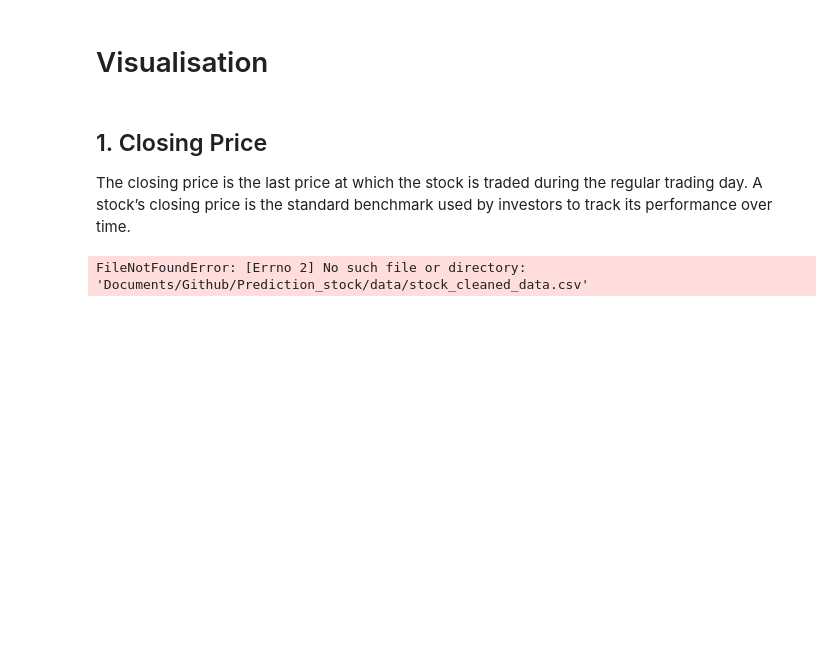
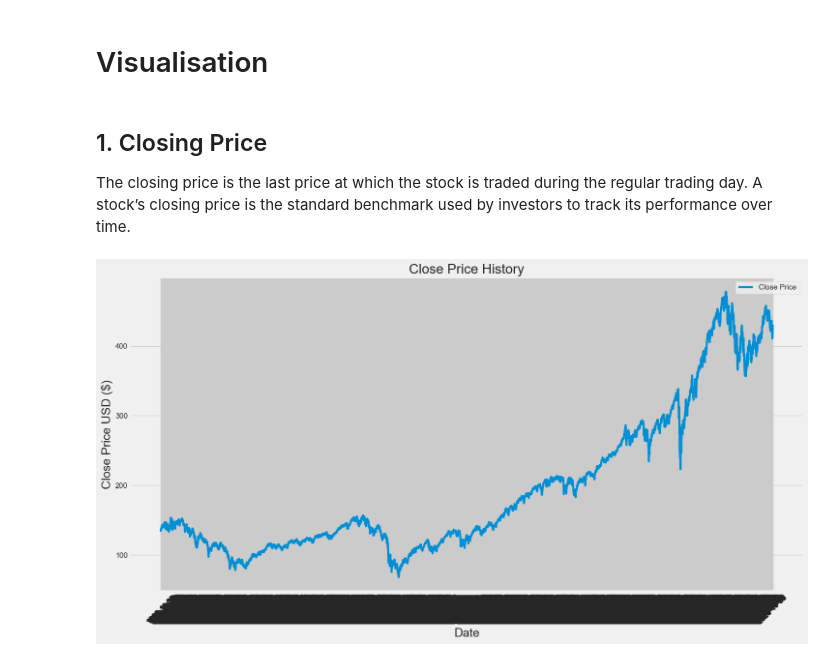
Before and after one commit to khanhlin003/Prediction_stock, a Jupyter notebook: eda.ipynb, the cells around one changed output. Saved outputs shown, nothing was run; the diff lists cells and outputs as text; code cells hidden in the pictures; blank space fills up the shorter version.

```diff
--- a/eda.ipynb
+++ b/eda.ipynb
@@ -9,3 +10,5 @@ import seaborn as sns
 sns.set()
 %matplotlib inline
 plt.style.use('fivethirtyeight')
+# %%
+stock_cleaned_data=pd.read_csv('/Users/linhtrankhanh/Documents/GitHub/Prediction_stock/data/stock_cleaned_data.csv', index_col = 0)
@@ -14,7 +27,15 @@ plt.style.use('fivethirtyeight')
 # %% [markdown]
 ## 1. Closing Price
 The closing price is the last price at which the stock is traded during the regular trading day. A stock’s closing price is the standard benchmark used by investors to track its performance over time.
-# %%
-stock_cleaned_data=pd.read_csv('Documents/Github/Prediction_stock/data/stock_cleaned_data.csv', index_col = 0)
-# %% [output]
-FileNotFoundError: [Errno 2] No such file or directory: 'Documents/Github/Prediction_stock/data/stock_cleaned_data.csv'
+# %%
+plt.figure(figsize=(16, 8))
+plt.title('Close Price History')
+plt.plot(stock_cleaned_data.index, stock_cleaned_data['close'], linewidth=3, label='Close Price')
+plt.xlabel('Date', fontsize=18)
+plt.ylabel('Close Price USD ($)', fontsize=18)
+plt.xticks(rotation=45)  # Rotate x-axis labels for better readability
+plt.legend(loc='best')  # Display a legend if you have multiple lines on the chart
+plt.grid(True)  # Add grid lines for reference
+plt.show()
+# %% [output]
+[figure, added]
```
Also changed, not shown: parts of 5 cells of this notebook, 2 other files.
